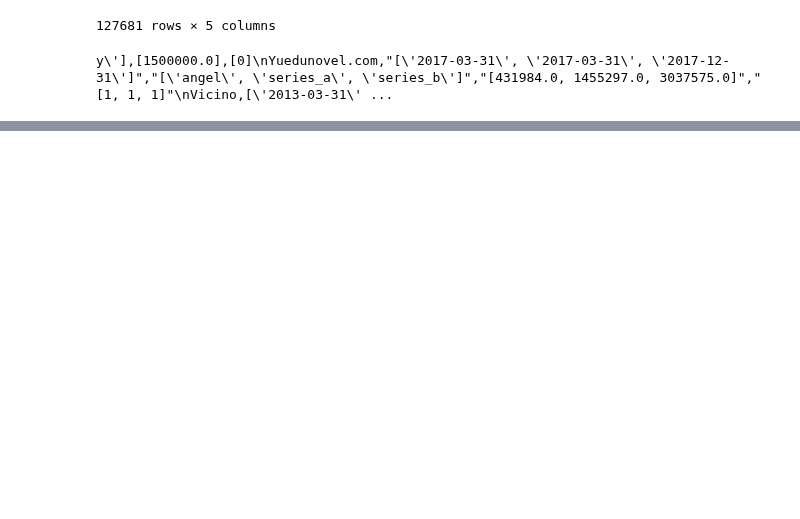
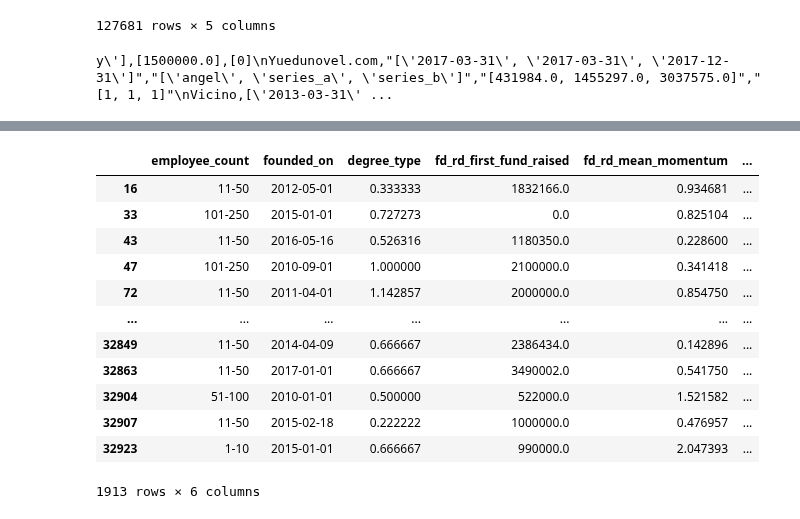
Before and after one commit to StardustLID/TEMG4952A-TEAM-5, a Jupyter notebook: backend/csv_helper.ipynb, the cells around one changed output, grey strips where cells are left out. Saved outputs shown, nothing was run; the diff lists cells and outputs as text; code cells hidden in the pictures; blank space fills up the shorter version.

```diff
--- a/backend/csv_helper.ipynb
+++ b/backend/csv_helper.ipynb
@@ -987,0 +1030,17 @@ y\'],[1500000.0],[0]\nYuedunovel.com,"[\'2017-03-31\', \'2017-03-31\', \'2017-12
+# %%
+df.dropna(inplace = True)
+df
+# %% [output]
+|  | employee_count | founded_on | degree_type | fd_rd_first_fund_raised | fd_rd_mean_momentum | ... |
+| 16 | 11-50 | 2012-05-01 | 0.333333 | 1832166.0 | 0.934681 | ... |
+| 33 | 101-250 | 2015-01-01 | 0.727273 | 0.0 | 0.825104 | ... |
+| 43 | 11-50 | 2016-05-16 | 0.526316 | 1180350.0 | 0.228600 | ... |
+| 47 | 101-250 | 2010-09-01 | 1.000000 | 2100000.0 | 0.341418 | ... |
+| 72 | 11-50 | 2011-04-01 | 1.142857 | 2000000.0 | 0.854750 | ... |
+| ... | ... | ... | ... | ... | ... | ... |
+| 32849 | 11-50 | 2014-04-09 | 0.666667 | 2386434.0 | 0.142896 | ... |
+| 32863 | 11-50 | 2017-01-01 | 0.666667 | 3490002.0 | 0.541750 | ... |
+| 32904 | 51-100 | 2010-01-01 | 0.500000 | 522000.0 | 1.521582 | ... |
+| 32907 | 11-50 | 2015-02-18 | 0.222222 | 1000000.0 | 0.476957 | ... |
+| 32923 | 1-10 | 2015-01-01 | 0.666667 | 990000.0 | 2.047393 | ... |
+1913 rows × 6 columns
```
Also changed, not shown: parts of 8 cells of this notebook, 3 other files.
